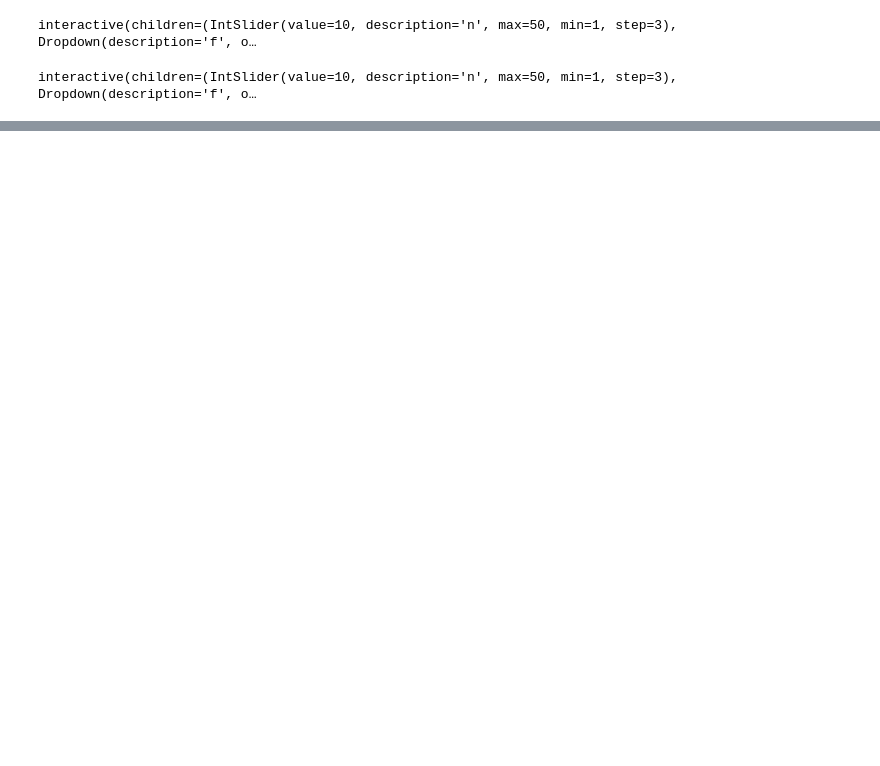
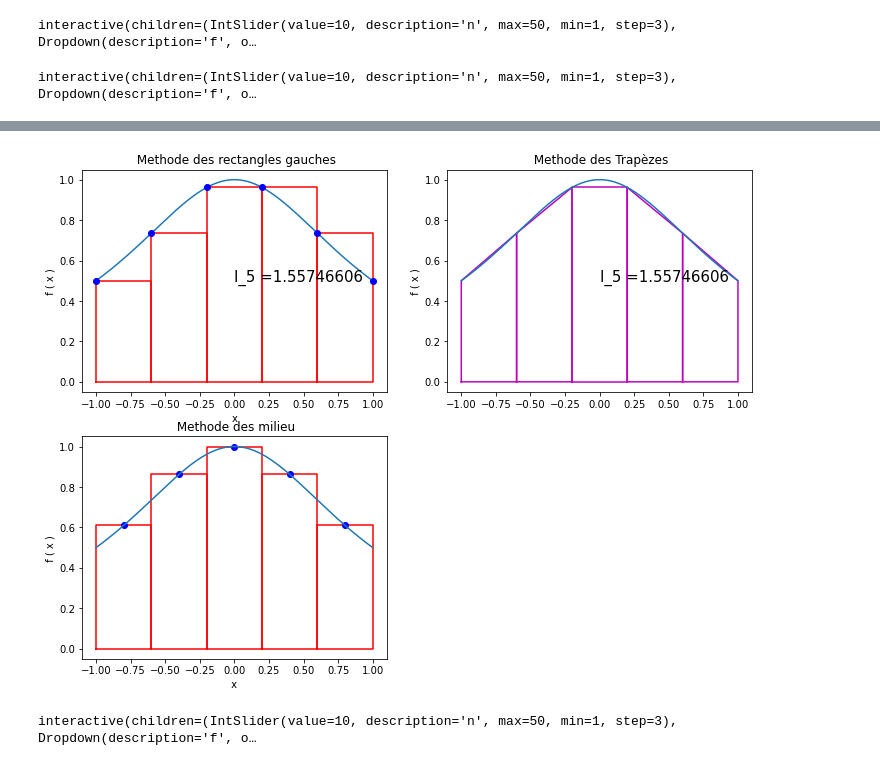
Before and after one commit to RouaZayani/Analyse-Numerique, a Jupyter notebook: Tp3/Tp3.ipynb, the cells around one changed output, grey strips where cells are left out. Saved outputs shown, nothing was run; the diff lists cells and outputs as text; code cells hidden in the pictures; blank space fills up the shorter version.

```diff
--- a/Tp3/Tp3.ipynb
+++ b/Tp3/Tp3.ipynb
@@ -85,7 +85,6 @@ class Trapezoidal(object):
             plt.plot(x_rect, y_rect,"m")
         yflist_fine = f(xlist_fine)
         plt.plot(xlist_fine, yflist_fine)#plot de f(x)
-        plt.plot(xl, yl,"cs")#point support
         plt.ylabel ( ' f ( x ) ' )
         plt.title ( ' Methode des Trapèzes' )
         plt.text( 0.5*( self.a+ self.b ) , f(self.b ) , 'I_{} ={:0.8f}'.format(self.n,self.integrate( f ) ) , fontsize =15 )
@@ -141,0 +153,21 @@ class PointMilieu(object):
+# %%
+def sim1(n,f):
+    R=RectangleG(-1,1,n,f)
+    T=Trapezoidal(-1,1,n,f)
+    M=PointMilieu(-1,1,n,f)
+    fig= plt.figure(figsize=(12,9))
+    plt.subplot(221)
+    R.Graph(f)
+    plt.subplot(222)
+    T.Graph(f)
+    plt.subplot(223)
+    M.Graph(f)
+    plt.show()
+# %%
+sim1(5,f)
+# %% [output]
+[figure, added]
+# %%
+interact(sim1,n=widgets.IntSlider(min=1, max=50, step=3, value=10),f={'1/(1+x**2)':lambda x:1/(1+x**2),'sin(x)':lambda x: sin(x),'cos(x)':lambda x:cos(x),'x**2-x+5':lambda x:x**2-x+5});
+# %% [output]
+interactive(children=(IntSlider(value=10, description='n', max=50, min=1, step=3), Dropdown(description='f', o…
```
Also changed, not shown: parts of 10 cells of this notebook.
